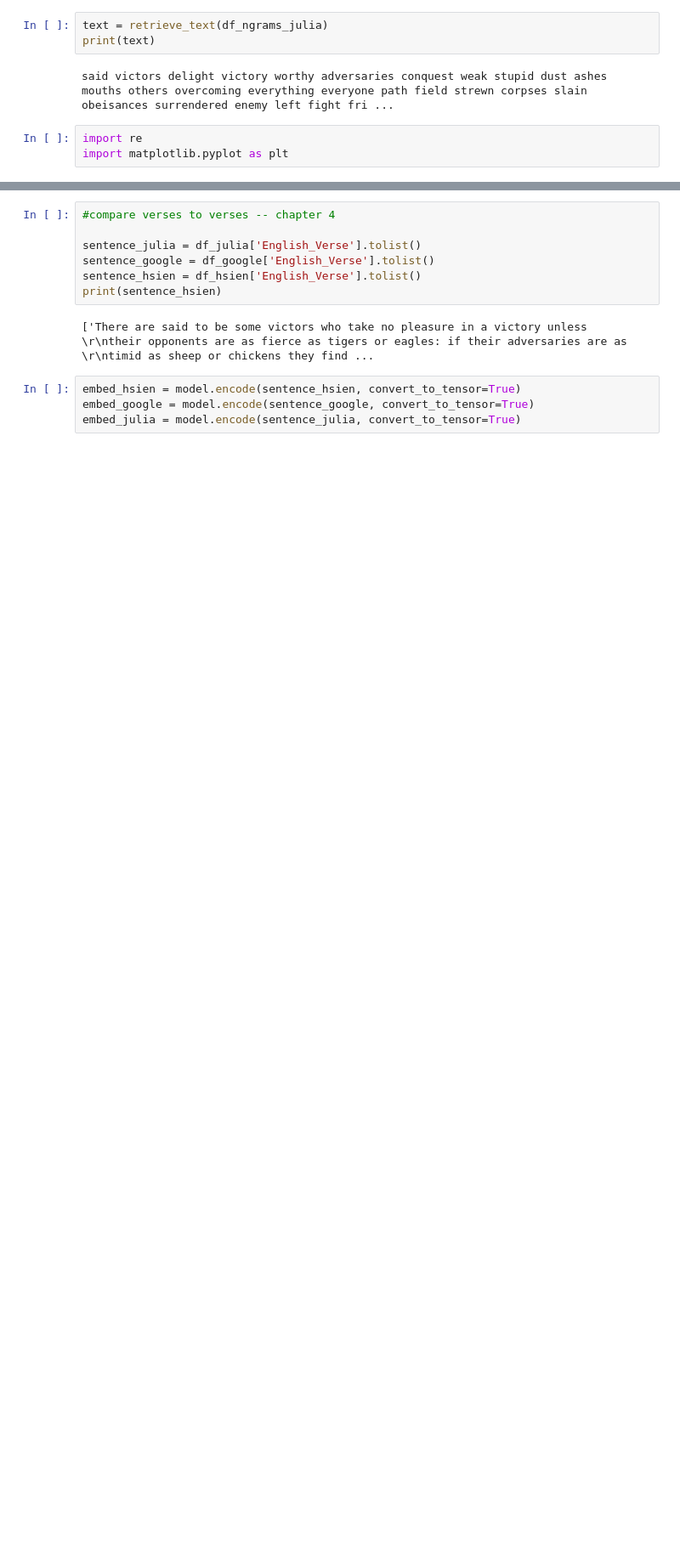
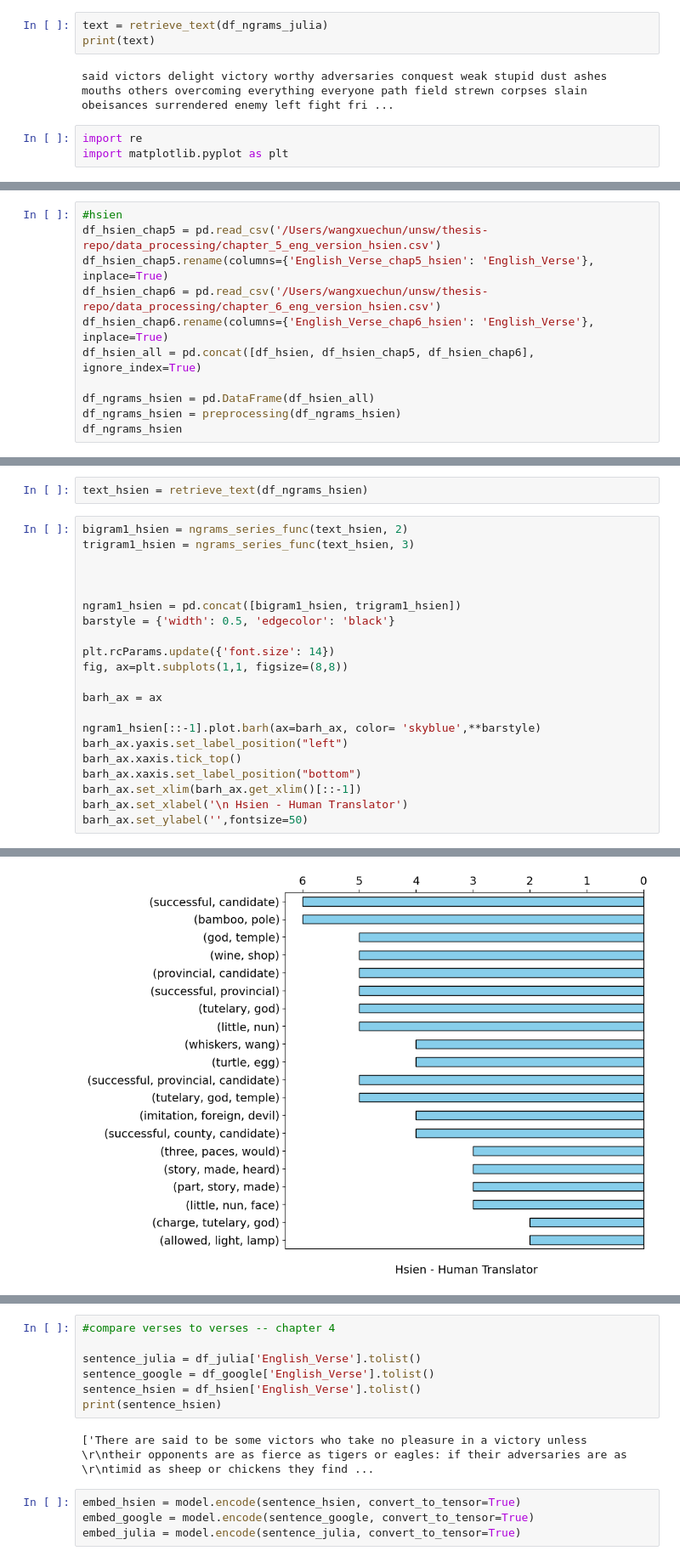
Before and after one commit to sydney-machine-learning/translationanalysis-Mandarin, a Jupyter notebook: jupyter_notebook/semantic_analysis.ipynb, the cells around one changed output, grey strips where cells are left out. Shown at 85% size. Saved outputs shown, nothing was run; the diff lists cells and outputs as text; blank space fills up the shorter version.

```diff
--- a/jupyter_notebook/semantic_analysis.ipynb
+++ b/jupyter_notebook/semantic_analysis.ipynb
@@ -398,0 +369,11 @@ Text(0, 0.5, '')
+# %%
+#hsien
+df_hsien_chap5 = pd.read_csv('/Users/wangxuechun/unsw/thesis-repo/data_processing/chapter_5_eng_version_hsien.csv')
+df_hsien_chap5.rename(columns={'English_Verse_chap5_hsien': 'English_Verse'}, inplace=True)
+df_hsien_chap6 = pd.read_csv('/Users/wangxuechun/unsw/thesis-repo/data_processing/chapter_6_eng_version_hsien.csv')
+df_hsien_chap6.rename(columns={'English_Verse_chap6_hsien': 'English_Verse'}, inplace=True)
+df_hsien_all = pd.concat([df_hsien, df_hsien_chap5, df_hsien_chap6], ignore_index=True)
+
+df_ngrams_hsien = pd.DataFrame(df_hsien_all)
+df_ngrams_hsien = preprocessing(df_ngrams_hsien)
+df_ngrams_hsien
@@ -398,0 +394,24 @@ Text(0, 0.5, '')
+# %%
+text_hsien = retrieve_text(df_ngrams_hsien)
+# %%
+bigram1_hsien = ngrams_series_func(text_hsien, 2)
+trigram1_hsien = ngrams_series_func(text_hsien, 3)
+
+
+
+ngram1_hsien = pd.concat([bigram1_hsien, trigram1_hsien])
+barstyle = {'width': 0.5, 'edgecolor': 'black'}
+
+plt.rcParams.update({'font.size': 14})
+fig, ax=plt.subplots(1,1, figsize=(8,8))
+
+barh_ax = ax
+
+ngram1_hsien[::-1].plot.barh(ax=barh_ax, color= 'skyblue',**barstyle)
+barh_ax.yaxis.set_label_position("left")
+barh_ax.xaxis.tick_top()
+barh_ax.xaxis.set_label_position("bottom")
+barh_ax.set_xlim(barh_ax.get_xlim()[::-1])
+barh_ax.set_xlabel('\n Hsien - Human Translator')
+barh_ax.set_ylabel('',fontsize=50)
+# %% [output]
@@ -398,0 +419 @@ Text(0, 0.5, '')
+[figure, added]
```
Also changed, not shown: parts of 14 cells of this notebook.
